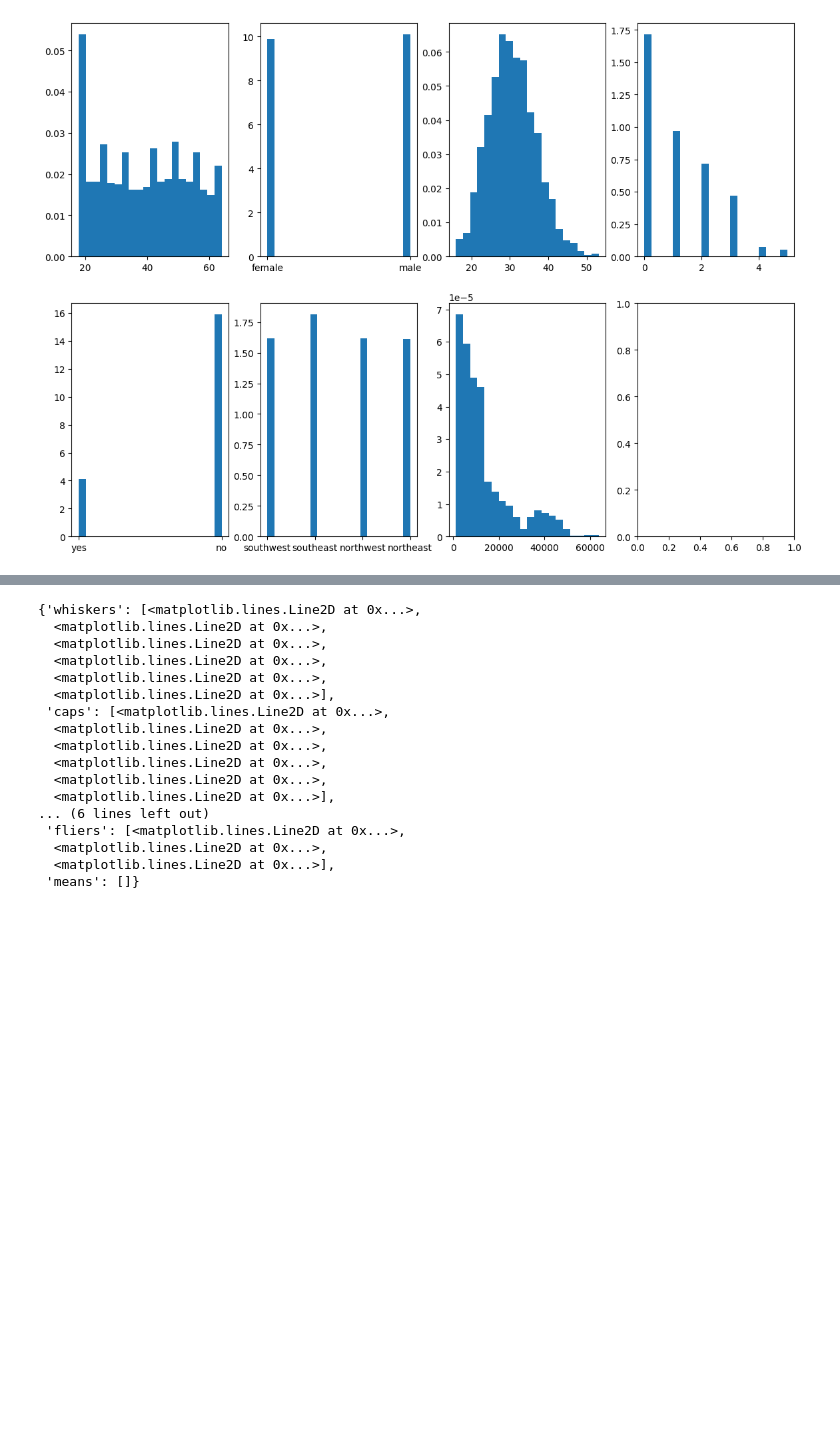
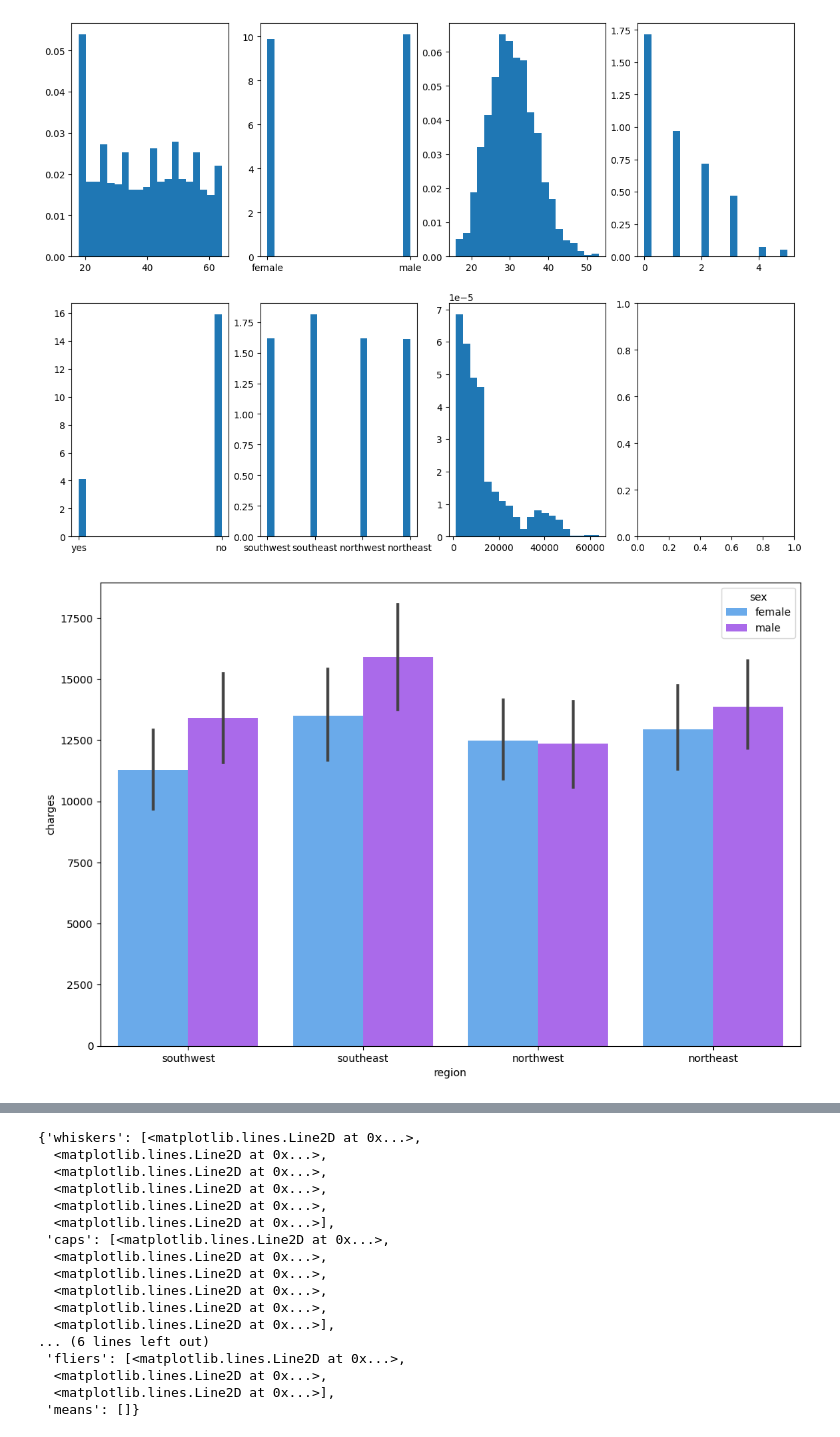
Before and after one commit to GauriGMenon/MedicalInsurance_Prediction, a Jupyter notebook: Medical_Insurance_Regression.ipynb, the cells around one changed output, grey strips where cells are left out. Saved outputs shown, nothing was run; the diff lists cells and outputs as text; code cells hidden in the pictures; blank space fills up the shorter version.

```diff
--- a/Medical_Insurance_Regression.ipynb
+++ b/Medical_Insurance_Regression.ipynb
@@ -115,0 +116,5 @@ ax[1,2].hist(data['charges'],n_bins, density=True)
+# %%
+f, ax = plt.subplots(1, 1, figsize=(12, 8))
+ax = sns.barplot(x='region', y='charges', hue='sex', data=data, palette='cool')
+# %% [output]
+[figure, added]
```
Also changed, not shown: parts of 106 cells of this notebook, 2 other files.
